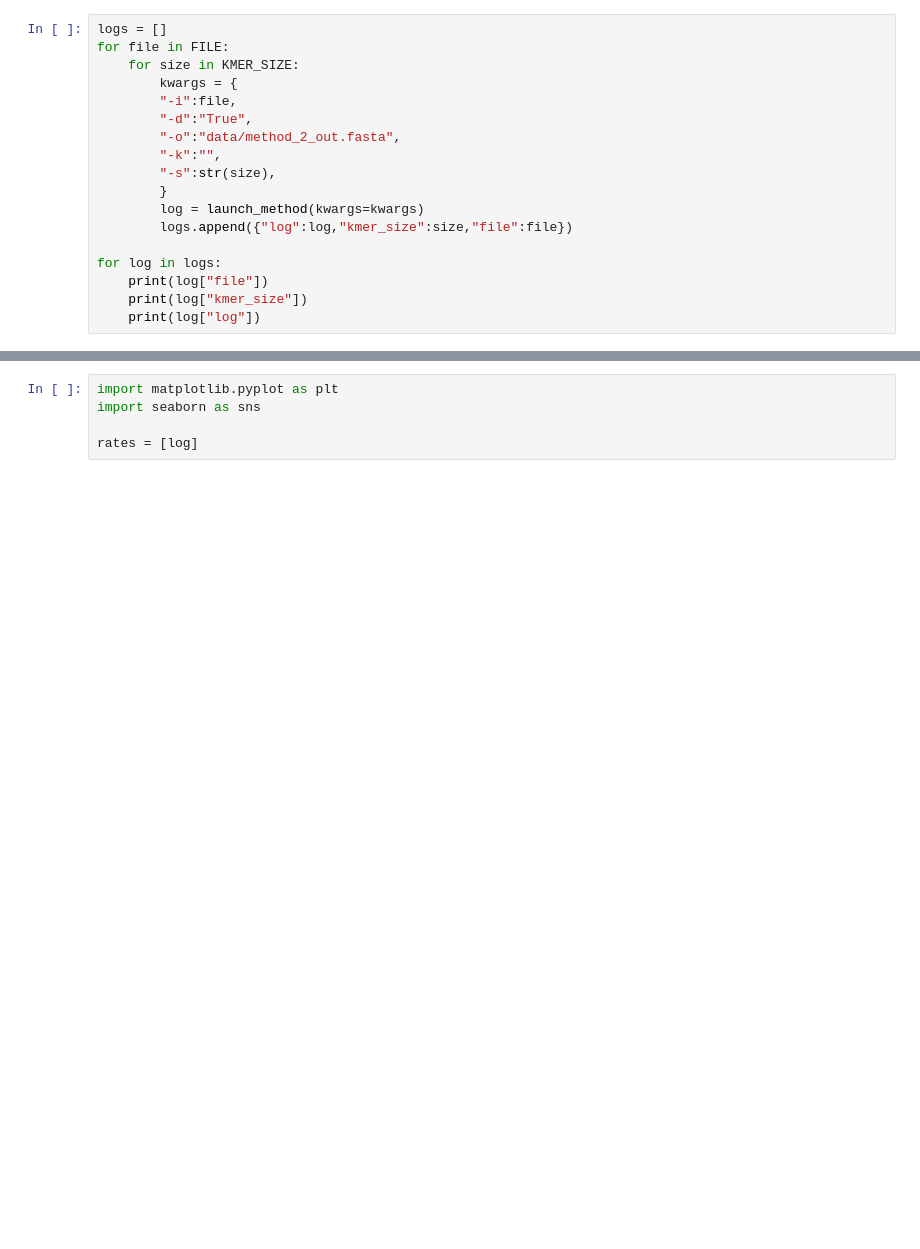
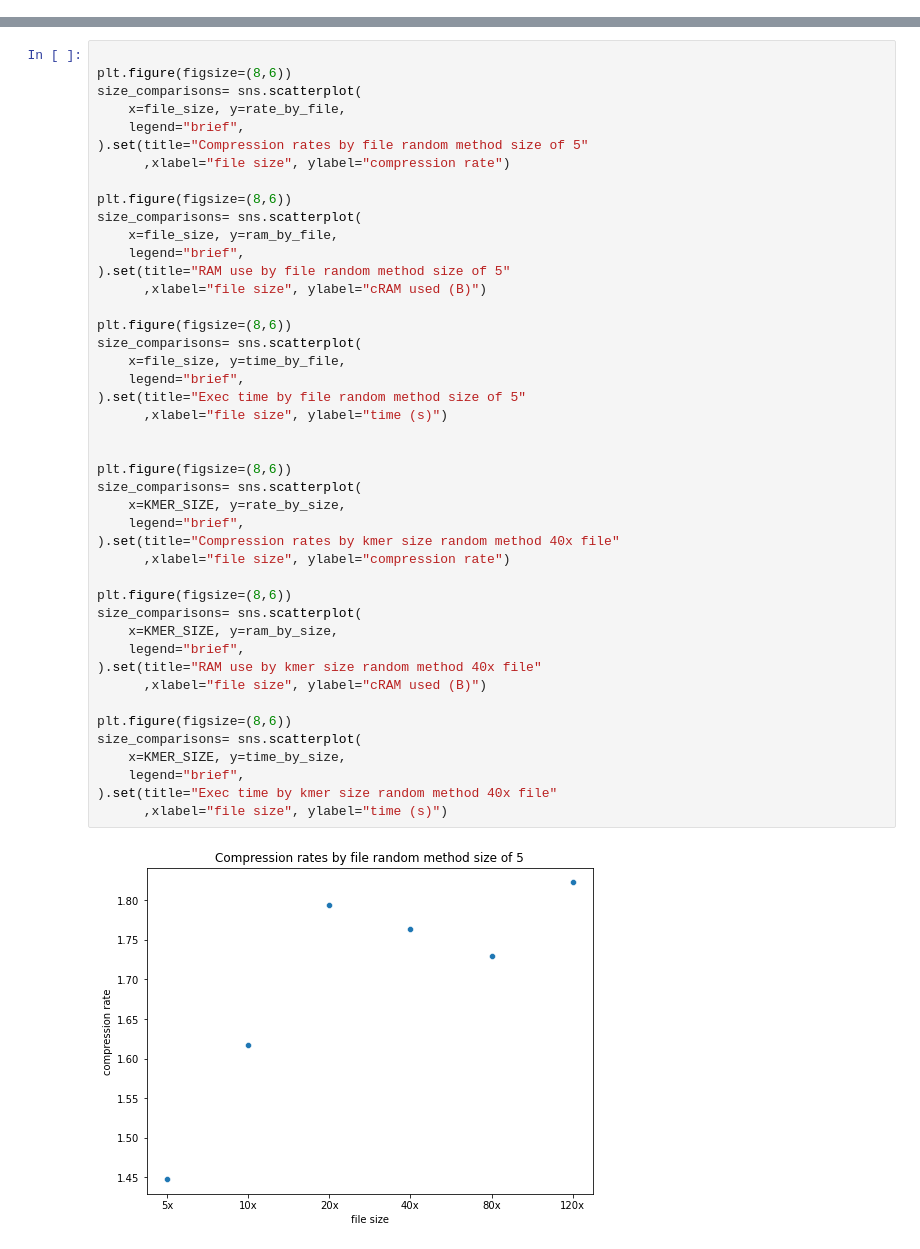
Before and after one commit to atoffano/reads-compression-optimization, a Jupyter notebook: method_2_jules_wb.ipynb, the cells around one changed output, grey strips where cells are left out. Cells and saved outputs as stored; diff of their text form; blank space fills up the shorter version.

Commit message:
refactor method_2_jules

```diff
--- a/method_2_jules_wb.ipynb
+++ b/method_2_jules_wb.ipynb
@@ -30,18 +29,0 @@ compressing...
-# %%
-logs = []
-for file in FILE:
-    for size in KMER_SIZE:
-        kwargs = {
-        "-i":file,
-        "-d":"True",
-        "-o":"data/method_2_out.fasta",
-        "-k":"",
-        "-s":str(size),
-        }
-        log = launch_method(kwargs=kwargs)
-        logs.append({"log":log,"kmer_size":size,"file":file})
-
-for log in logs:
-    print(log["file"])
-    print(log["kmer_size"])
-    print(log["log"])
@@ -68,5 +84,46 @@ compression rate : 2.0477
-# %%
-import matplotlib.pyplot as plt
-import seaborn as sns
-
-rates = [log]
+# %%
+
+plt.figure(figsize=(8,6))
+size_comparisons= sns.scatterplot(
+    x=file_size, y=rate_by_file,
+    legend="brief",
+).set(title="Compression rates by file random method size of 5"
+      ,xlabel="file size", ylabel="compression rate")
+
+plt.figure(figsize=(8,6))
+size_comparisons= sns.scatterplot(
+    x=file_size, y=ram_by_file,
+    legend="brief",
+).set(title="RAM use by file random method size of 5"
+      ,xlabel="file size", ylabel="cRAM used (B)")
+
+plt.figure(figsize=(8,6))
+size_comparisons= sns.scatterplot(
+    x=file_size, y=time_by_file,
+    legend="brief",
+).set(title="Exec time by file random method size of 5"
+      ,xlabel="file size", ylabel="time (s)")
+
+
+plt.figure(figsize=(8,6))
+size_comparisons= sns.scatterplot(
+    x=KMER_SIZE, y=rate_by_size,
+    legend="brief",
+).set(title="Compression rates by kmer size random method 40x file"
+      ,xlabel="file size", ylabel="compression rate")
+
+plt.figure(figsize=(8,6))
+size_comparisons= sns.scatterplot(
+    x=KMER_SIZE, y=ram_by_size,
+    legend="brief",
+).set(title="RAM use by kmer size random method 40x file"
+      ,xlabel="file size", ylabel="cRAM used (B)")
+
+plt.figure(figsize=(8,6))
+size_comparisons= sns.scatterplot(
+    x=KMER_SIZE, y=time_by_size,
+    legend="brief",
+).set(title="Exec time by kmer size random method 40x file"
+      ,xlabel="file size", ylabel="time (s)")
+# %% [output]
+[figure, added]
```
Also changed, not shown: parts of 7 cells of this notebook, 5 other files.
